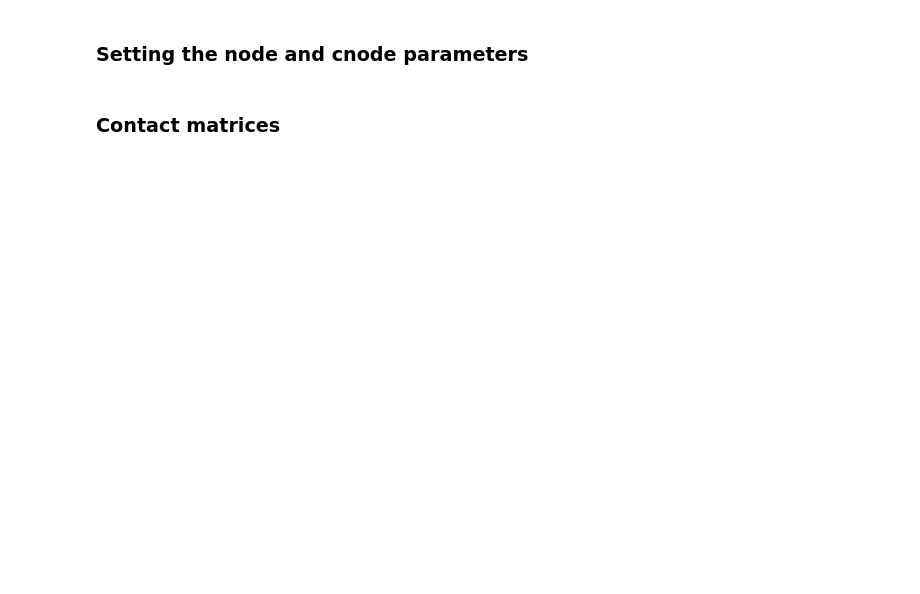
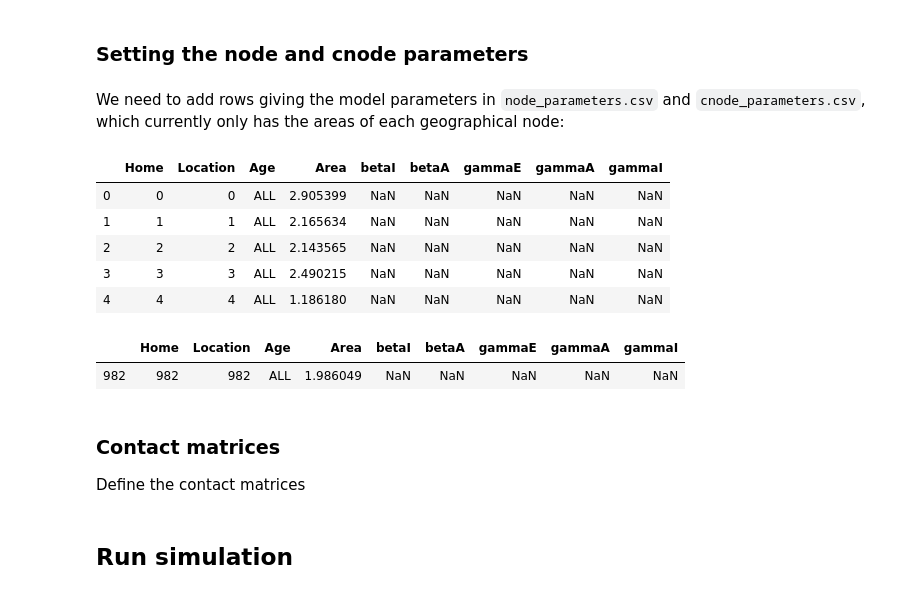
Before and after one commit to lukastk/PyRossGeo, a Jupyter notebook: examples/ex6-london-simulation/london-simulation.ipynb, the cells around one changed output. Cells and saved outputs as stored; diff of their text form; code cells hidden in the pictures; blank space fills up the shorter version.

```diff
--- a/examples/ex6-london-simulation/london-simulation.ipynb
+++ b/examples/ex6-london-simulation/london-simulation.ipynb
@@ -167,4 +221,41 @@ for home, age, O, seed_quantity in seed_pop:
 # %% [markdown]
 ### Setting the node and cnode parameters
+# %% [markdown]
+We need to add rows giving the model parameters in `node_parameters.csv` and `cnode_parameters.csv`, which currently only has the areas of each geographical node:
+# %%
+nparam = pd.read_csv('london_simulation/node_parameters.csv')
+cnparam = pd.read_csv('london_simulation/cnode_parameters.csv')
+nparam.head()
+# %% [output]
+|  | Home | Location | Age | Area | betaI | betaA | gammaE | gammaA | gammaI |
+| 0 | 0 | 0 | ALL | 2.905399 | NaN | NaN | NaN | NaN | NaN |
+| 1 | 1 | 1 | ALL | 2.165634 | NaN | NaN | NaN | NaN | NaN |
+| 2 | 2 | 2 | ALL | 2.143565 | NaN | NaN | NaN | NaN | NaN |
+| 3 | 3 | 3 | ALL | 2.490215 | NaN | NaN | NaN | NaN | NaN |
+| 4 | 4 | 4 | ALL | 1.186180 | NaN | NaN | NaN | NaN | NaN |
+# %%
+cnparam['betaI'] = cn_betaI
+cnparam['betaA'] = cn_betaA
+cnparam['gammaE'] = cn_gammaE
+cnparam['gammaA'] = cn_gammaA
+cnparam['gammaI'] = cn_gammaI
+
+nparam = nparam.append({
+    'Home' : 'ALL',
+    'Location' : 'ALL',
+    'Age' : 'ALL',
+    'betaI' : n_betaI,
+    'betaA' : n_betaA,
+    'gammaE' : n_gammaE,
+    'gammaA' : n_gammaA,
+    'gammaI' : n_gammaI,
+}, ignore_index=True)
+
+nparam.iloc[-2:-1,:]
+# %% [output]
+|  | Home | Location | Age | Area | betaI | betaA | gammaE | gammaA | gammaI |
+| 982 | 982 | 982 | ALL | 1.986049 | NaN | NaN | NaN | NaN | NaN |
 # %% [markdown]
 ### Contact matrices
+
+Define the contact matrices
@@ -170,0 +334,2 @@ for home, age, O, seed_quantity in seed_pop:
+# %% [markdown]
+## Run simulation
```
Also changed, not shown: parts of 23 cells of this notebook, 29 other files.
